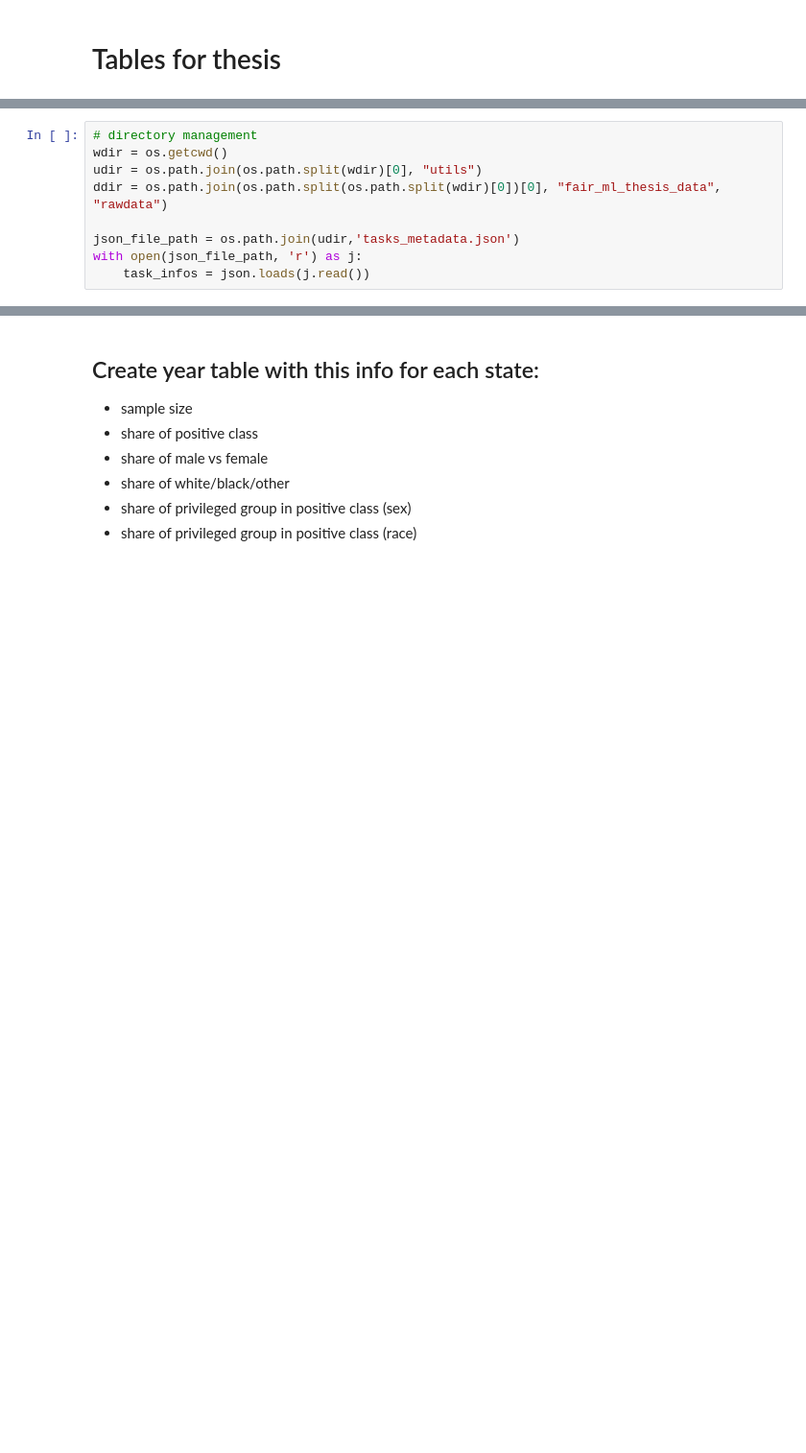
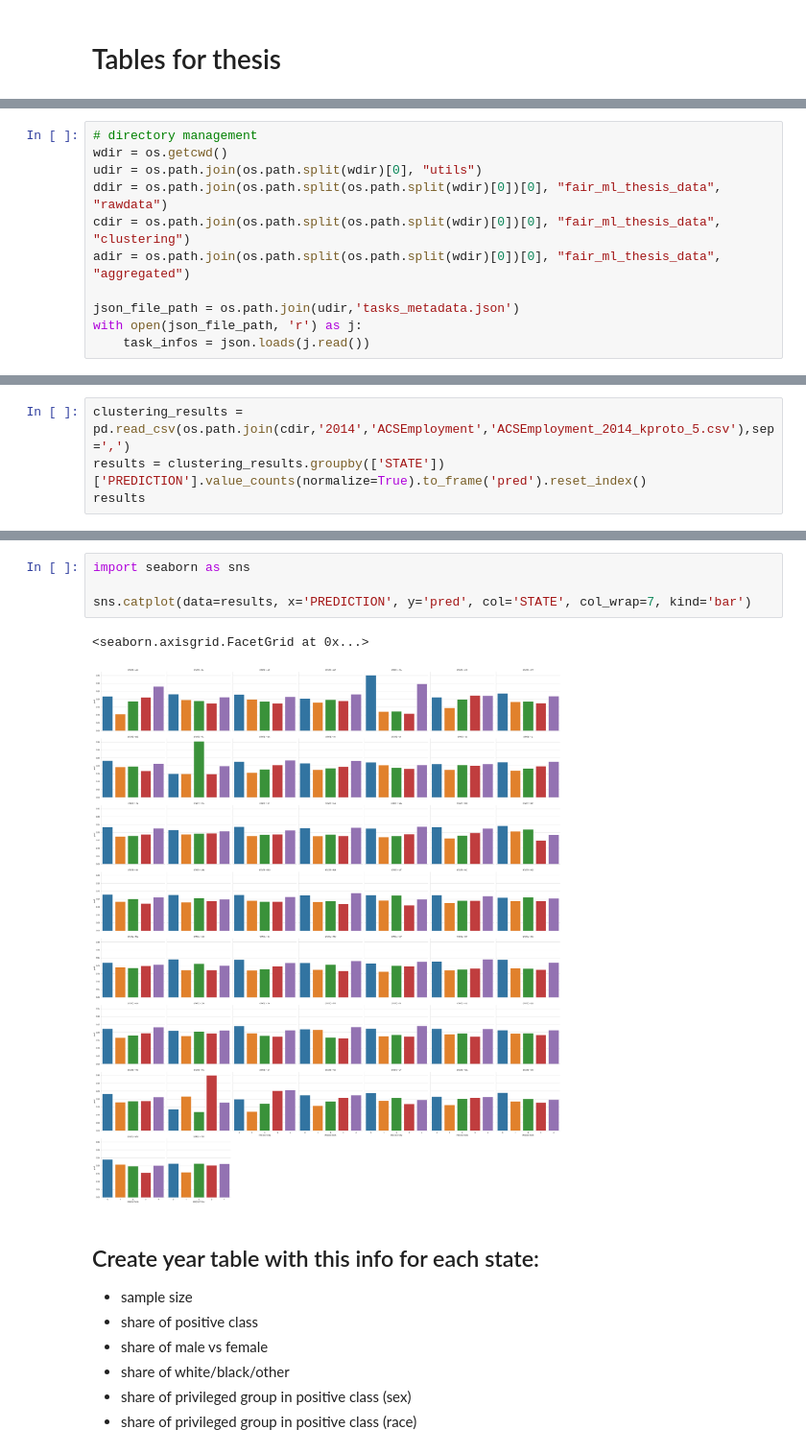
Before and after one commit to SaraBonati/fair_ml_thesis, a Jupyter notebook: notebooks/tables.ipynb, the cells around one changed output, grey strips where cells are left out. Shown at 96% size. Saved outputs shown, nothing was run; the diff lists cells and outputs as text; blank space fills up the shorter version.

```diff
--- a/notebooks/tables.ipynb
+++ b/notebooks/tables.ipynb
@@ -13,6 +14,8 @@ from pathlib import Path
 wdir = os.getcwd()
 udir = os.path.join(os.path.split(wdir)[0], "utils")
 ddir = os.path.join(os.path.split(os.path.split(wdir)[0])[0], "fair_ml_thesis_data", "rawdata")
+cdir = os.path.join(os.path.split(os.path.split(wdir)[0])[0], "fair_ml_thesis_data", "clustering")
+adir = os.path.join(os.path.split(os.path.split(wdir)[0])[0], "fair_ml_thesis_data", "aggregated")
 
 json_file_path = os.path.join(udir,'tasks_metadata.json')
 with open(json_file_path, 'r') as j:
@@ -19,0 +108,4 @@ with open(json_file_path, 'r') as j:
+# %%
+clustering_results = pd.read_csv(os.path.join(cdir,'2014','ACSEmployment','ACSEmployment_2014_kproto_5.csv'),sep=',')
+results = clustering_results.groupby(['STATE'])['PREDICTION'].value_counts(normalize=True).to_frame('pred').reset_index()
+results
@@ -20,3 +126,10 @@ with open(json_file_path, 'r') as j:
+# %%
+import seaborn as sns
+
+sns.catplot(data=results, x='PREDICTION', y='pred', col='STATE', col_wrap=7, kind='bar')
+# %% [output]
+<seaborn.axisgrid.FacetGrid at 0x...>
+[figure, added]
 # %% [markdown]
 ## Create year table with this info for each state:
 - sample size
```
Also changed, not shown: parts of 8 cells of this notebook, 1 other file.
